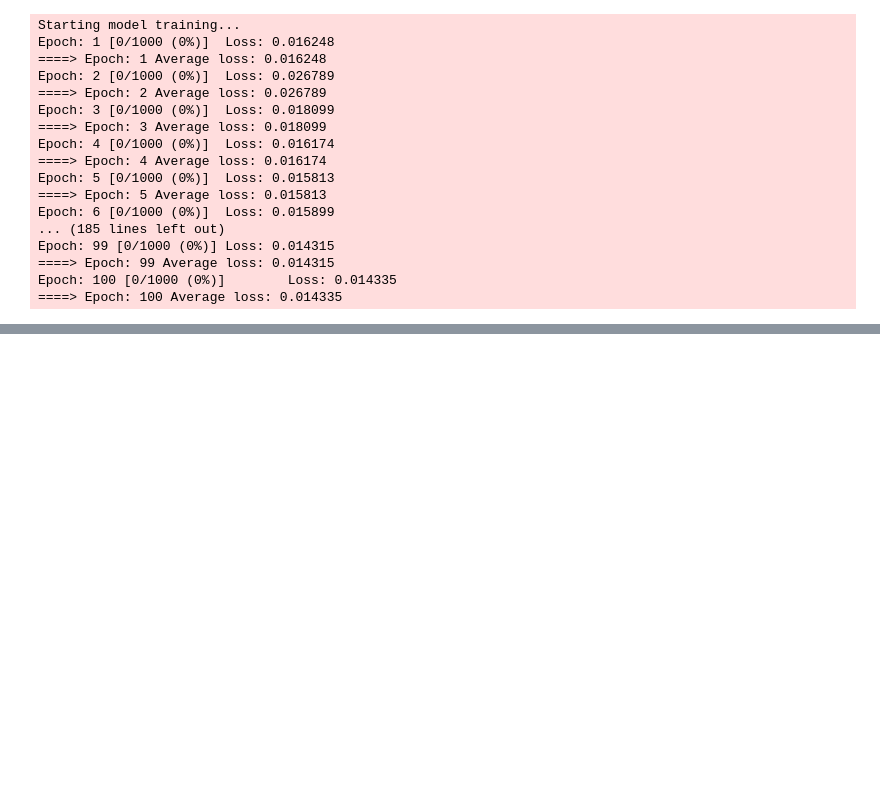
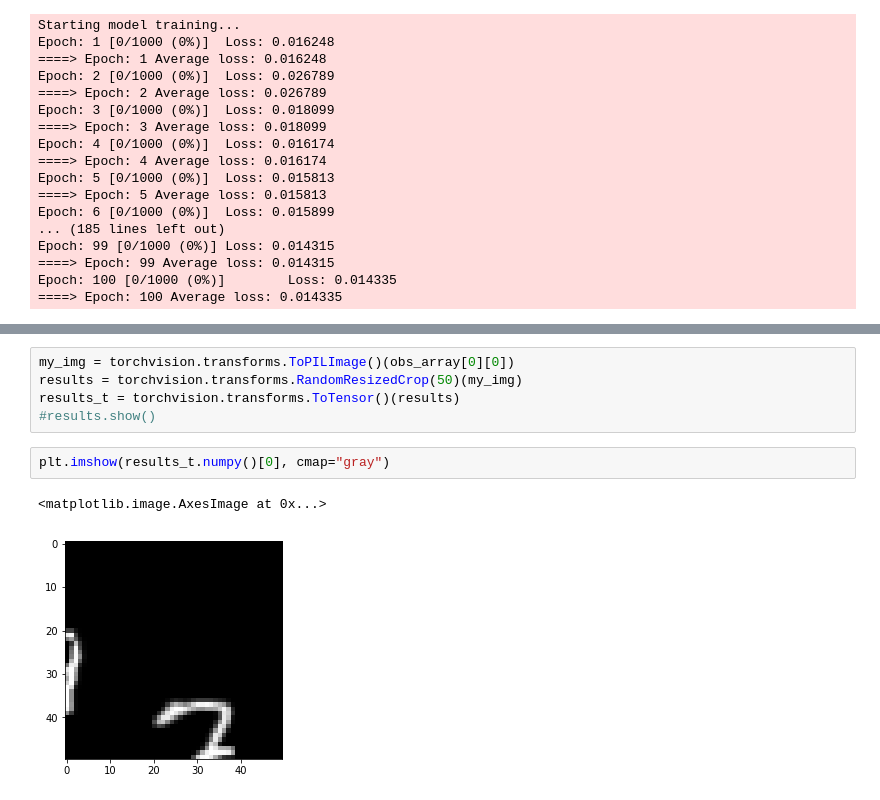
Before and after one commit to gabrielsluz/c-swm, a Jupyter notebook: C-SWM_dev.ipynb, the cells around one changed output, grey strips where cells are left out. Saved outputs shown, nothing was run; the diff lists cells and outputs as text; blank space fills up the shorter version.

```diff
--- a/C-SWM_dev.ipynb
+++ b/C-SWM_dev.ipynb
@@ -728,0 +820,10 @@ MRR: 1.0
+# %%
+my_img = torchvision.transforms.ToPILImage()(obs_array[0][0])
+results = torchvision.transforms.RandomResizedCrop(50)(my_img)
+results_t = torchvision.transforms.ToTensor()(results)
+#results.show()
+# %%
+plt.imshow(results_t.numpy()[0], cmap="gray")
+# %% [output]
+<matplotlib.image.AxesImage at 0x...>
+[figure, added]
```
Also changed, not shown: parts of 7 cells of this notebook, 2 other files.
